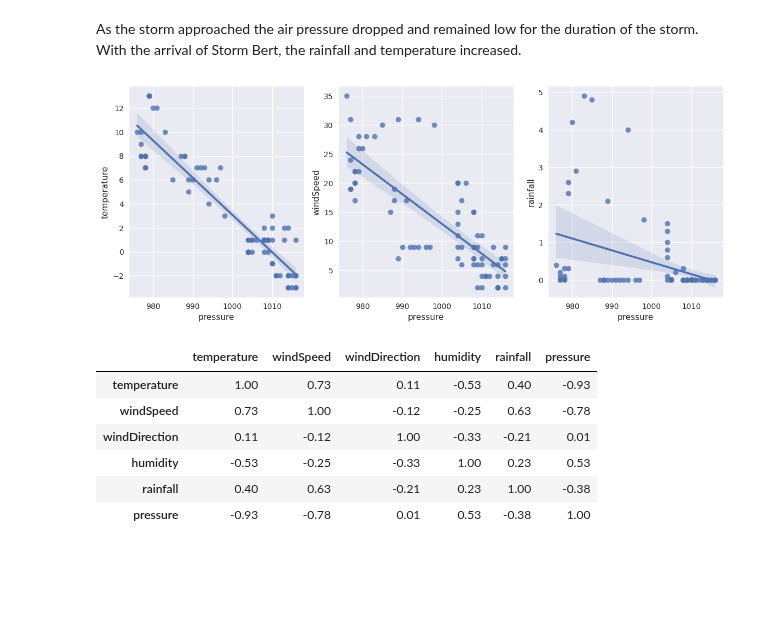
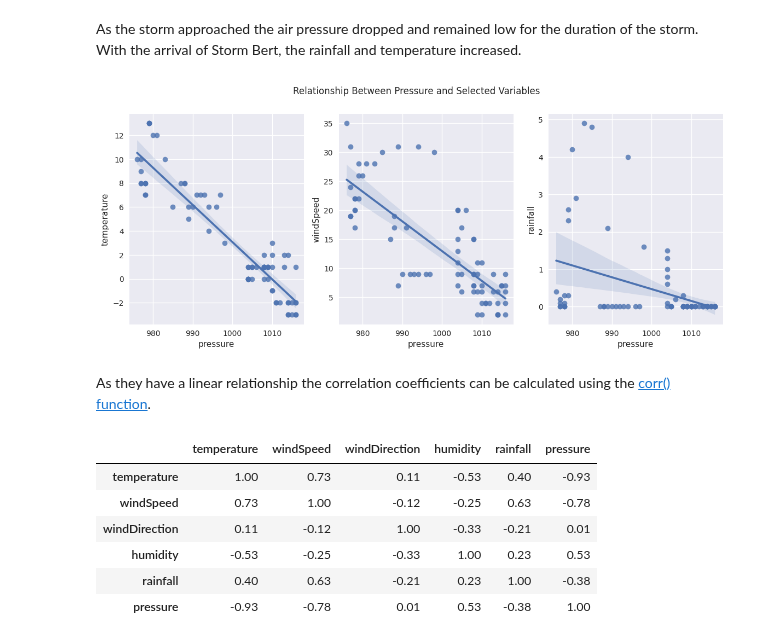
Before and after one commit to IreneKilgannon/Computer-Infrastructure, a Jupyter notebook: weather.ipynb, the cells around one changed output. Saved outputs shown, nothing was run; the diff lists cells and outputs as text; code cells hidden in the pictures; blank space fills up the shorter version.

```diff
--- a/weather.ipynb
+++ b/weather.ipynb
@@ -755,15 +756,23 @@ plt.show()
 # %% [markdown]
 As the storm approached the air pressure dropped and remained low for the duration of the storm. With the arrival of Storm Bert, the rainfall and temperature increased.
 # %%
+# Seaborn regplot to check for linear relationship between air pressure and temperature, wind speed and rainfall.
 fig, ax = plt.subplots(1, 3, figsize = (14,5))
 
+# Plot
 sns.regplot(data = df, x = 'pressure', y = 'temperature', ax= ax[0])
 sns.regplot(data = df, x = 'pressure', y = 'windSpeed', ax= ax[1])
 sns.regplot(data = df, x = 'pressure', y = 'rainfall', ax= ax[2])
 
+# Add title
+plt.suptitle('Relationship Between Pressure and Selected Variables')
+
+# Display plot
 plt.show()
 # %% [output]
-[figure, old version]
+[figure, new version]
+# %% [markdown]
+As they have a linear relationship the correlation coefficients can be calculated using the [corr() function](https://www.geeksforgeeks.org/python-pandas-dataframe-corr/).
 # %%
 # Calculate correlation coefficients
 correlation_matrix = df.corr(numeric_only= True).round(2)
```
Also changed, not shown: parts of 12 cells of this notebook.
